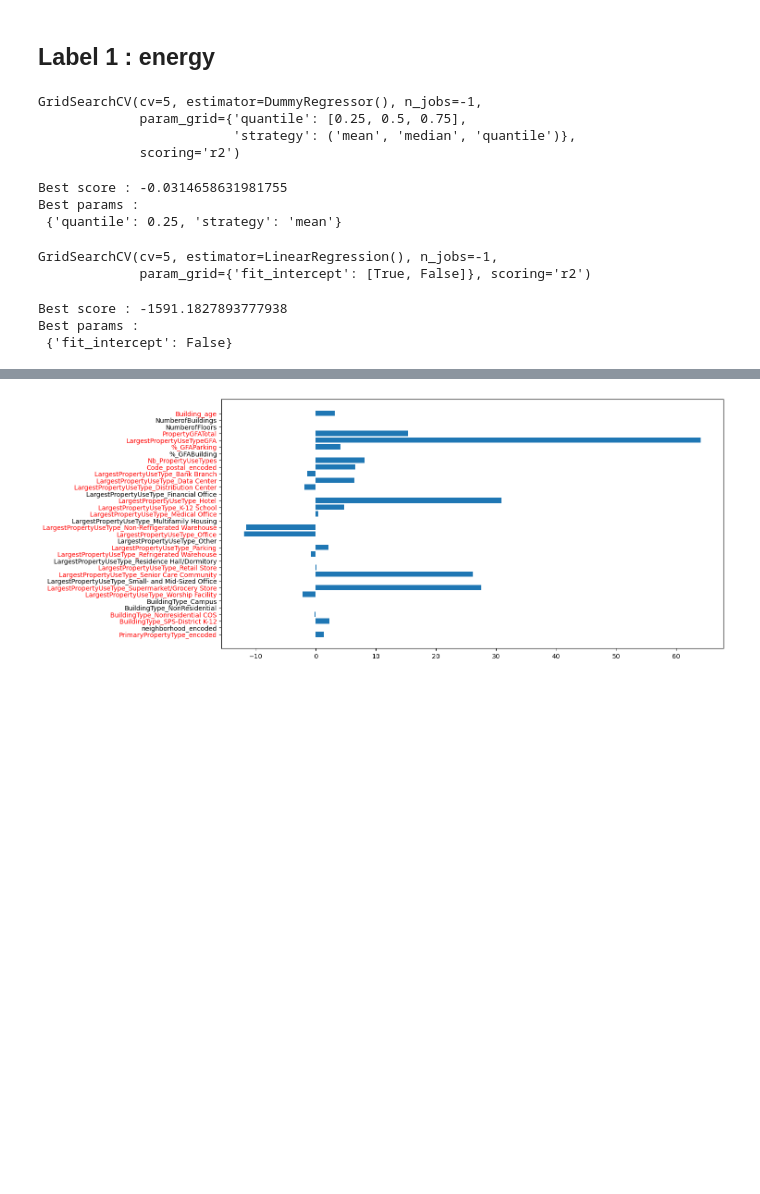
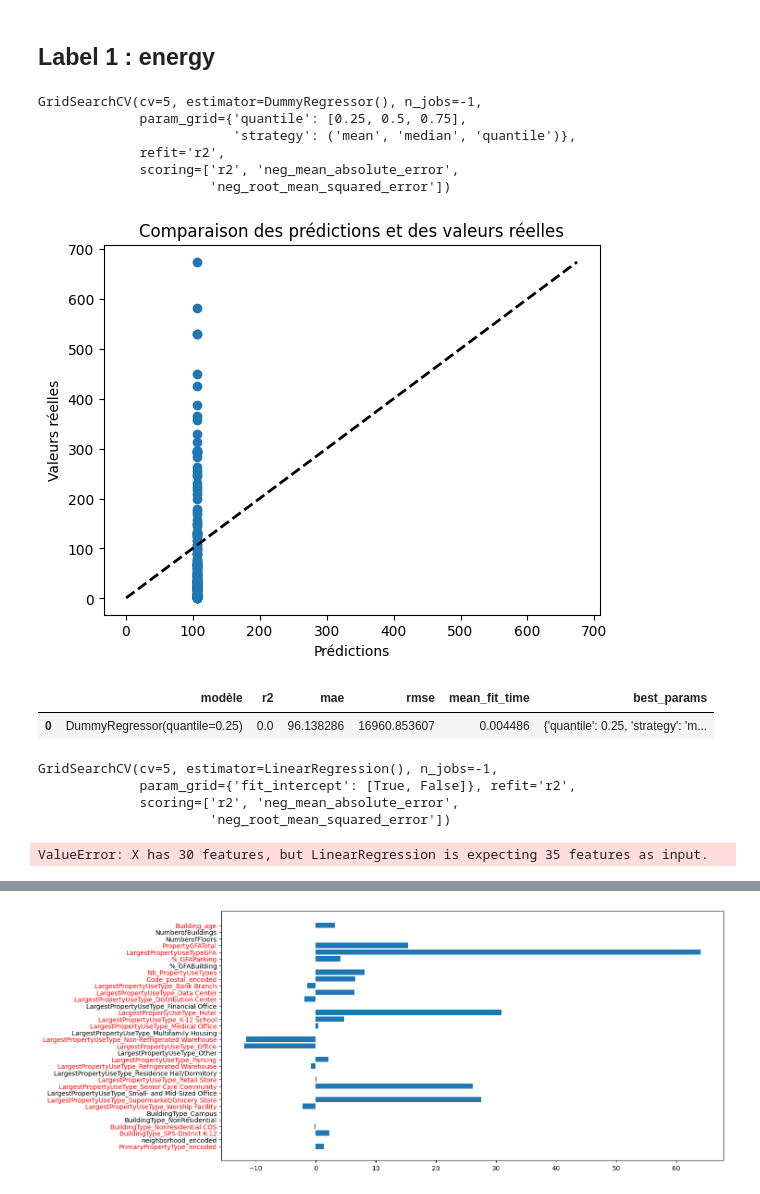
Before and after one commit to Cyr-dcx/LinearRegression-for-building-consumption, a Jupyter notebook: notebooks/exploration.ipynb, the cells around one changed output, grey strips where cells are left out. Cells and saved outputs as stored; diff of their text form; code cells hidden in the pictures; blank space fills up the shorter version.

Commit message:
fonction add_row_metrics_df, ajout prediction et évaluer sur la prédiction, réglages pb d'encodage des catégories sous-représentées

```diff
--- a/notebooks/exploration.ipynb
+++ b/notebooks/exploration.ipynb
@@ -296,45 +416,81 @@ def results_printed(model):
 
     # Best Params
     print(f"Best params :\n {model.best_params_}")
+# %%
+metrics_df = pd.DataFrame(columns=["modèle","r2","mae","rmse","mean_fit_time","best_params"])
+
+def add_metrics_table(y_pred,y_test,df,model):
+    df = metrics_df.append({"modèle" : model.best_estimator_,
+    "r2": r2_score(y_pred, y_test),
+    "mae" : mean_absolute_error(y_pred, y_test),
+    "rmse" : mean_squared_error(y_pred, y_test),
+    "mean_fit_time" : model.cv_results_['mean_fit_time'].mean(),
+    "best_params" : model.best_params_}, ignore_index=True)
+    return df
+
+scoring = ["r2", "neg_mean_absolute_error", "neg_root_mean_squared_error"]
+
+def evaluate_prediction(X_test, y_test, metrics_df, model):
+    y_pred = model.predict(X_test)
+
+    metrics_df = add_metrics_table(y_pred,y_test,metrics_df,model)
+
+    # Créer le scatter plot
+    plt.scatter(y_pred, y_test)
+
+    # Ajouter une ligne diagonale pour représenter la ligne de prédiction parfaite
+    plt.plot([y_test.min(), y_test.max()], [y_test.min(), y_test.max()], 'k--', lw=2)
+
+    # Ajouter des labels pour les axes et le titre du plot
+    plt.xlabel('Prédictions')
+    plt.ylabel('Valeurs réelles')
+    plt.title('Comparaison des prédictions et des valeurs réelles')
+
+    # Afficher le plot
+    plt.show()
+    display(metrics_df)
 # %% [markdown]
 ## Label 1 : energy
 # %%
-
 dummy_regr = DummyRegressor()
 parameters = {"strategy" : ("mean","median","quantile"),
             "quantile" : [0.25,0.5,0.75]}
-grid_dummy = GridSearchCV(dummy_regr,
+grid_dummy_nrg = GridSearchCV(dummy_regr,
                             param_grid=parameters,
                             cv=5,
                             n_jobs=-1,
-                            scoring="r2")
-grid_dummy.fit(X_enrg_train, y_enrg_train)
+                            scoring=scoring,
+                            refit = "r2")
+grid_dummy_nrg.fit(X_enrg_train, y_enrg_train)
 # %% [output]
 GridSearchCV(cv=5, estimator=DummyRegressor(), n_jobs=-1,
              param_grid={'quantile': [0.25, 0.5, 0.75],
                          'strategy': ('mean', 'median', 'quantile')},
-             scoring='r2')
+             refit='r2',
+             scoring=['r2', 'neg_mean_absolute_error',
+                      'neg_root_mean_squared_error'])
-# %%
-results_printed(grid_dummy)
-# %% [output]
-Best score : -0.0314658631981755
-Best params :
- {'quantile': 0.25, 'strategy': 'mean'}
+# %%
+evaluate_prediction(X_enrg_test, y_enrg_test, metrics_df, grid_dummy_nrg)
+# %% [output]
+[figure, added]
+|  | modèle | r2 | mae | rmse | mean_fit_time | best_params |
+| 0 | DummyRegressor(quantile=0.25) | 0.0 | 96.138286 | 16960.853607 | 0.004486 | {'quantile': 0.25, 'strategy': 'm... |
 # %%
 reg = LinearRegression()
 parameters = {'fit_intercept': [True, False]}
-grid_reg_lin = GridSearchCV(reg,
+grid_reglin_nrg = GridSearchCV(reg,
                             param_grid=parameters,
                             cv=5,
                             n_jobs=-1,
-                            scoring="r2")
-grid_reg_lin.fit(X_enrg_train, y_enrg_train)
+                            scoring=scoring,
+                            refit="r2")
+grid_reglin_nrg.fit(X_enrg_train, y_enrg_train)
 # %% [output]
 GridSearchCV(cv=5, estimator=LinearRegression(), n_jobs=-1,
-             param_grid={'fit_intercept': [True, False]}, scoring='r2')
+             param_grid={'fit_intercept': [True, False]}, refit='r2',
+             scoring=['r2', 'neg_mean_absolute_error',
+                      'neg_root_mean_squared_error'])
-# %%
-results_printed(grid_reg_lin)
-# %% [output]
-Best score : -1591.1827893777938
-Best params :
- {'fit_intercept': False}
+# %%
+evaluate_prediction(X_enrg_test, y_enrg_test, metrics_df, grid_reglin_nrg)
+# %% [output]
+ValueError: X has 30 features, but LinearRegression is expecting 35 features as input.
```
Also changed, not shown: parts of 14 cells of this notebook.
